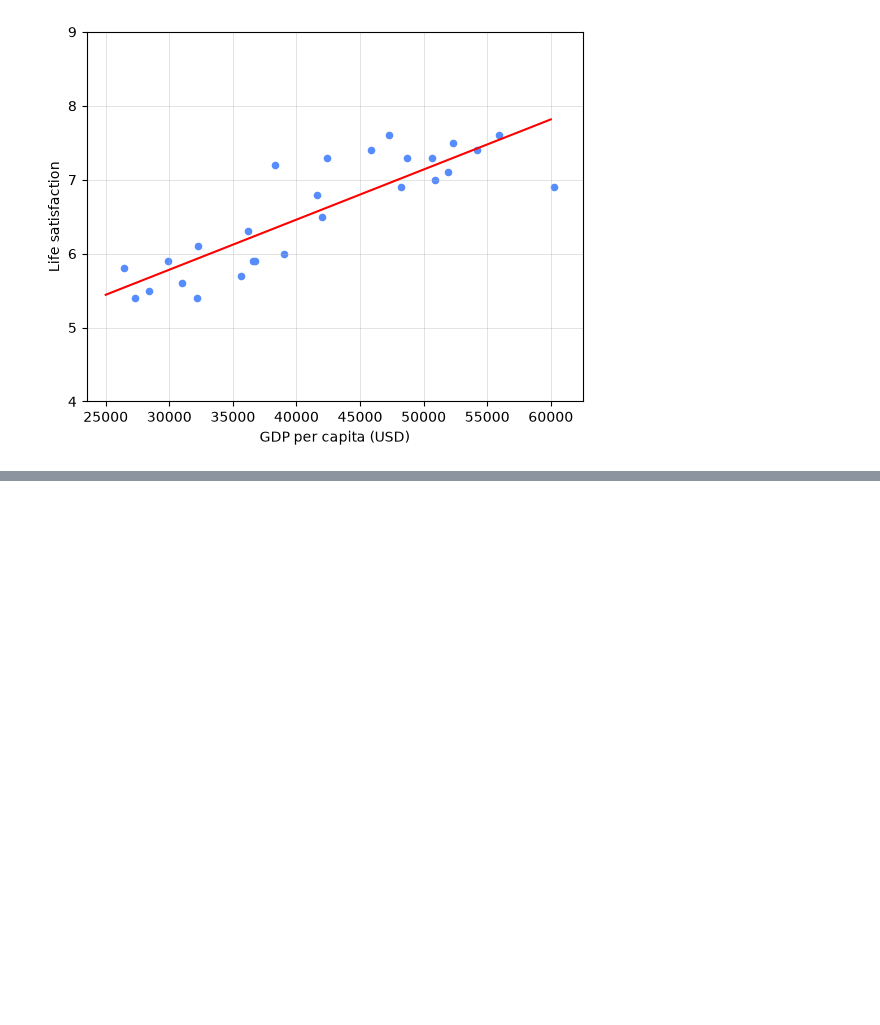
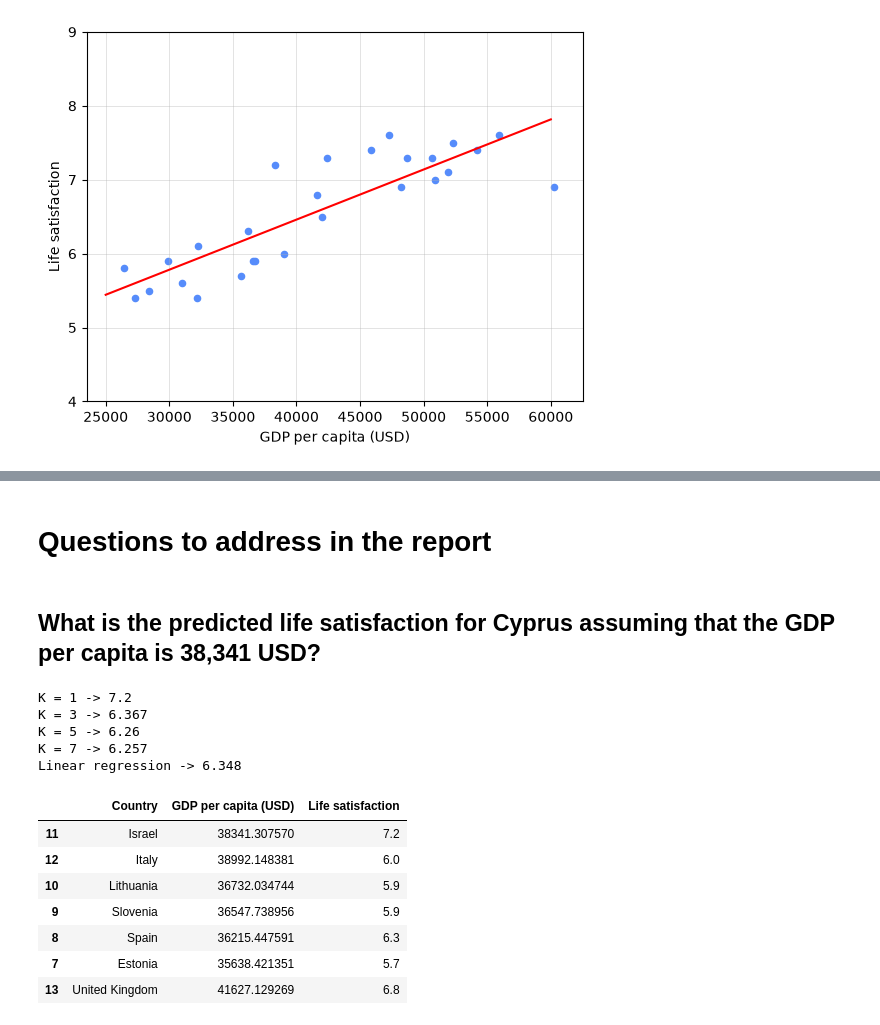
Before and after one commit to NoeBerdoz/FTP_MachLe, a Jupyter notebook: PW2/pw_resources/ex5-regression-knn/regression-knn-stud.ipynb, the cells around one changed output, grey strips where cells are left out. Saved outputs shown, nothing was run; the diff lists cells and outputs as text; code cells hidden in the pictures; blank space fills up the shorter version.

```diff
--- a/PW2/pw_resources/ex5-regression-knn/regression-knn-stud.ipynb
+++ b/PW2/pw_resources/ex5-regression-knn/regression-knn-stud.ipynb
@@ -195,0 +220,30 @@ plt.show()
+# %% [markdown]
+# Questions to address in the report
+# %% [markdown]
+## What is the predicted life satisfaction for Cyprus assuming that the GDP per capita is 38,341 USD?
+# %%
+X_cyprus = np.array([[38_341]])
+
+for k in [1, 3, 5, 7]:
+    y_pred = knn_reg.predict(X_cyprus, k=k)
+    print("K =", k, "->", round(y_pred[0], 3))
+print("Linear regression ->", round(model.predict(X_cyprus)[0][0], 3))
+
+# The 7 countries closest to 38,341 USD, nearest first
+dists = knn_reg.compute_distances(X_cyprus)
+nearest = np.argsort(dists[0])[:7]
+lifesat.iloc[nearest]
+# %% [output]
+K = 1 -> 7.2
+K = 3 -> 6.367
+K = 5 -> 6.26
+K = 7 -> 6.257
+Linear regression -> 6.348
+|  | Country | GDP per capita (USD) | Life satisfaction |
+| 11 | Israel | 38341.307570 | 7.2 |
+| 12 | Italy | 38992.148381 | 6.0 |
+| 10 | Lithuania | 36732.034744 | 5.9 |
+| 9 | Slovenia | 36547.738956 | 5.9 |
+| 8 | Spain | 36215.447591 | 6.3 |
+| 7 | Estonia | 35638.421351 | 5.7 |
+| 13 | United Kingdom | 41627.129269 | 6.8 |
```
Also changed, not shown: parts of 10 cells of this notebook.
